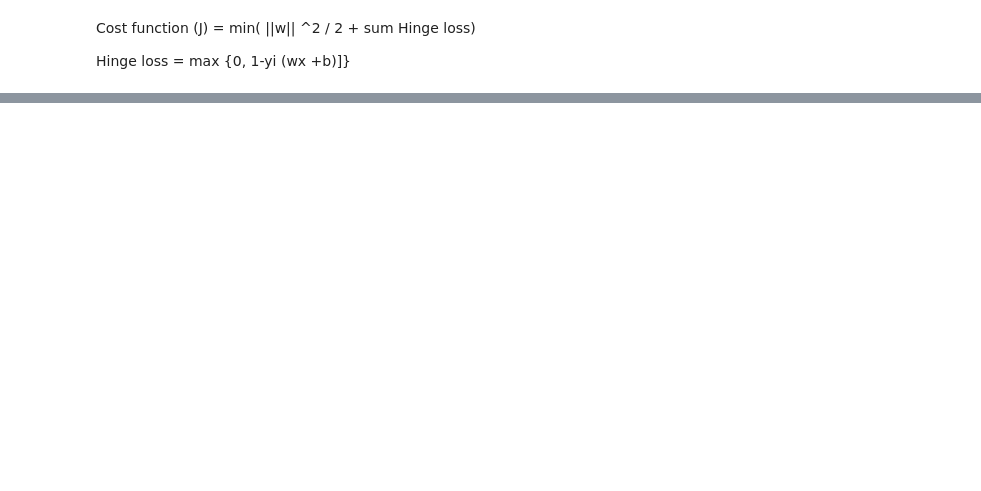
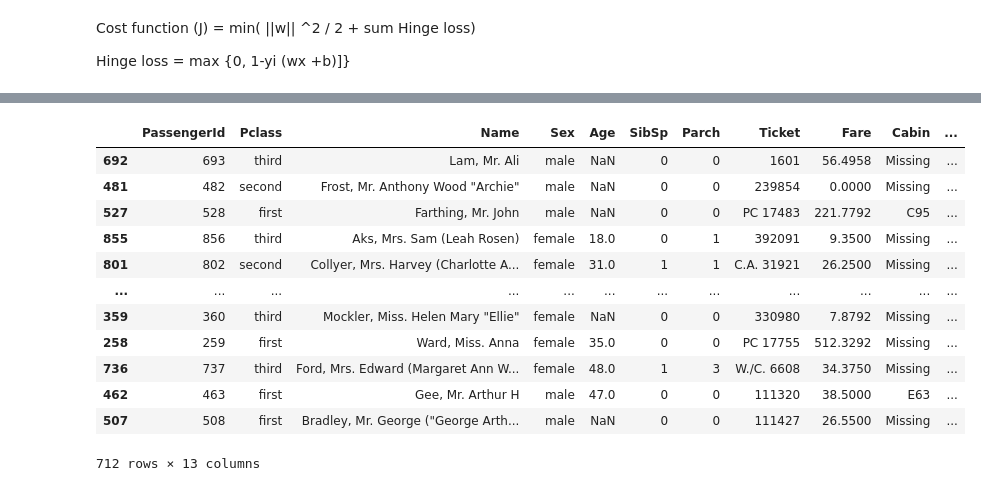
Before and after one commit to msanimfarhan/Machine-Learning-July, a Jupyter notebook: SVM.ipynb, the cells around one changed output, grey strips where cells are left out. Saved outputs shown, nothing was run; the diff lists cells and outputs as text; code cells hidden in the pictures; blank space fills up the shorter version.

Commit message:
Complete Support vector Machine implemetation using scikit learn and data used is titanic dataset

```diff
--- a/SVM.ipynb
+++ b/SVM.ipynb
@@ -31,0 +53,5 @@ NameError: name 'W' is not defined
+# %%
+df = pd.read_csv("titanic_data_updated.csv")
+
+# Display 5 random rows to see what the data looks like
+df.sample(5)
@@ -31,0 +78,6 @@ NameError: name 'W' is not defined
+# %%
+df['Family_Size'] = df['SibSp'] + df['Parch'] + 1
+df['Cabin'] = df['Cabin'].fillna("Missing")
+
+df['Deck'] = df['Cabin'].astype(str).str[0]
+df.sample(5)
@@ -31,0 +105,27 @@ NameError: name 'W' is not defined
+# %%
+# Separate the features (X) from the target we want to predict (y)
+# We drop 'Survived' from X because that's our answer key
+X = df.drop('Survived', axis=1)
+
+# y contains only the survival status
+y = df['Survived']
+# %%
+# Split data: 80% for training the model and 20% for testing its accuracy
+# 'stratify=y' ensures both sets have a similar percentage of survivors
+X_train, X_test, y_train, y_test = train_test_split(X, y, test_size=0.2, random_state=42, stratify=y)
+# %%
+X_train
+# %% [output]
+|  | PassengerId | Pclass | Name | Sex | Age | SibSp | Parch | Ticket | Fare | Cabin | ... |
+| 692 | 693 | third | Lam, Mr. Ali | male | NaN | 0 | 0 | 1601 | 56.4958 | Missing | ... |
+| 481 | 482 | second | Frost, Mr. Anthony Wood "Archie" | male | NaN | 0 | 0 | 239854 | 0.0000 | Missing | ... |
+| 527 | 528 | first | Farthing, Mr. John | male | NaN | 0 | 0 | PC 17483 | 221.7792 | C95 | ... |
+| 855 | 856 | third | Aks, Mrs. Sam (Leah Rosen) | female | 18.0 | 0 | 1 | 392091 | 9.3500 | Missing | ... |
+| 801 | 802 | second | Collyer, Mrs. Harvey (Charlotte A... | female | 31.0 | 1 | 1 | C.A. 31921 | 26.2500 | Missing | ... |
+| ... | ... | ... | ... | ... | ... | ... | ... | ... | ... | ... | ... |
+| 359 | 360 | third | Mockler, Miss. Helen Mary "Ellie" | female | NaN | 0 | 0 | 330980 | 7.8792 | Missing | ... |
+| 258 | 259 | first | Ward, Miss. Anna | female | 35.0 | 0 | 0 | PC 17755 | 512.3292 | Missing | ... |
+| 736 | 737 | third | Ford, Mrs. Edward (Margaret Ann W... | female | 48.0 | 1 | 3 | W./C. 6608 | 34.3750 | Missing | ... |
+| 462 | 463 | first | Gee, Mr. Arthur H | male | 47.0 | 0 | 0 | 111320 | 38.5000 | E63 | ... |
+| 507 | 508 | first | Bradley, Mr. George ("George Arth... | male | NaN | 0 | 0 | 111427 | 26.5500 | Missing | ... |
+712 rows × 13 columns
```
Also changed, not shown: parts of 24 cells of this notebook.
